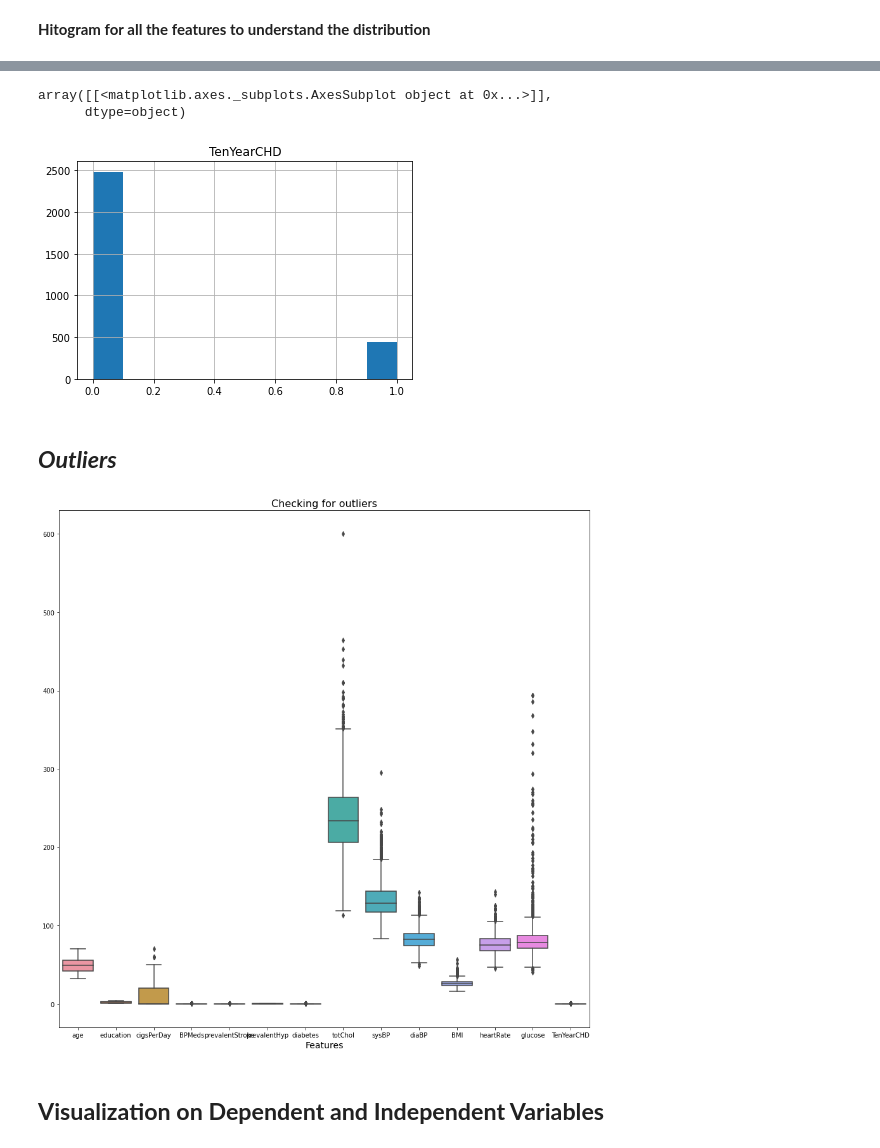
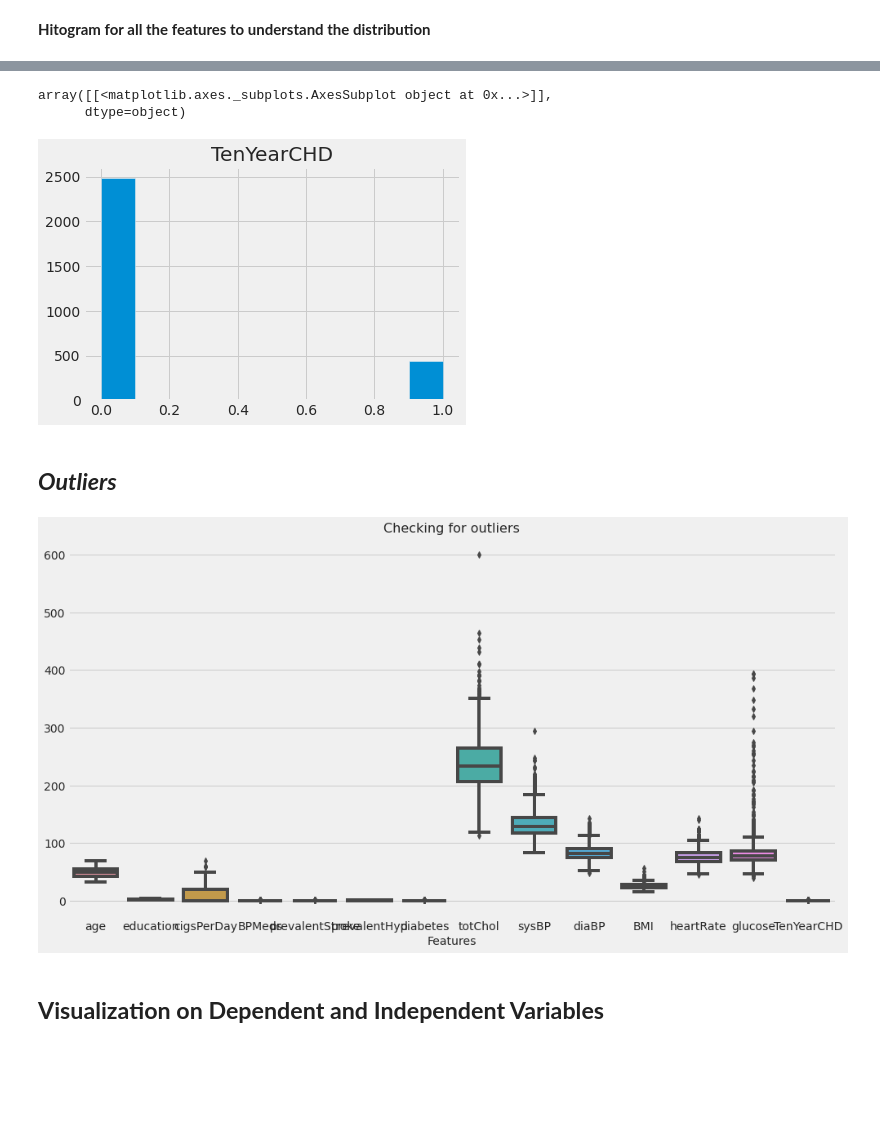
Before and after one commit to Sara19598/Cardiovascular-Risk-Prediction-ML-Classification, a Jupyter notebook: Cardiovascular_Risk_Prediction_Poonam.ipynb, the cells around one changed output, grey strips where cells are left out. Drawn from its saved outputs; the diff is of its cells as text; code cells hidden in the pictures; blank space fills up the shorter version.

```diff
--- a/Cardiovascular_Risk_Prediction_Poonam.ipynb
+++ b/Cardiovascular_Risk_Prediction_Poonam.ipynb
@@ -67,12 +67,11 @@ import matplotlib.pyplot as plt     #Used for visualization.
 import seaborn as sns               #Used for visualization.
 import missingno as mno             #install  pip install missingno
 import warnings                     #For filtering and ignoring the warnings.
+from scipy import stats             #used for statistical analysis
+%matplotlib inline
+sns.set_style("whitegrid")
+plt.style.use("fivethirtyeight")
 warnings.filterwarnings('ignore')
-from datetime import date           #Used for analysing the date variable
-from scipy import stats             #used for statistical analysis
-from statsmodels.stats.outliers_influence import variance_inflation_factor        #For Multicolinearity
-from sklearn.model_selection import train_test_split
-import os
 # %%
 # Mounting Drive
 from google.colab import drive
@@ -313,18 +306,18 @@ dependent_vars.hist()
 # %% [output]
 array([[<matplotlib.axes._subplots.AxesSubplot object at 0x...>]],
       dtype=object)
-[figure, old version]
+[figure, new version]
 # %% [markdown]
 ## ***Outliers***
 # %%
 # Checking for Outliers
-plt.figure(figsize=(15,15))
+plt.figure(figsize=(15,8))
 sns.boxplot(data=df)
 plt.title('Checking for outliers', size=16)
 plt.xlabel('Features', size=14)
 plt.show()
 # %% [output]
-[figure, old version]
+[figure, new version]
 # %% [markdown]
 ## **Visualization on Dependent and Independent Variables**
 # %% [markdown]
```
Also changed, not shown: parts of 65 cells of this notebook.
